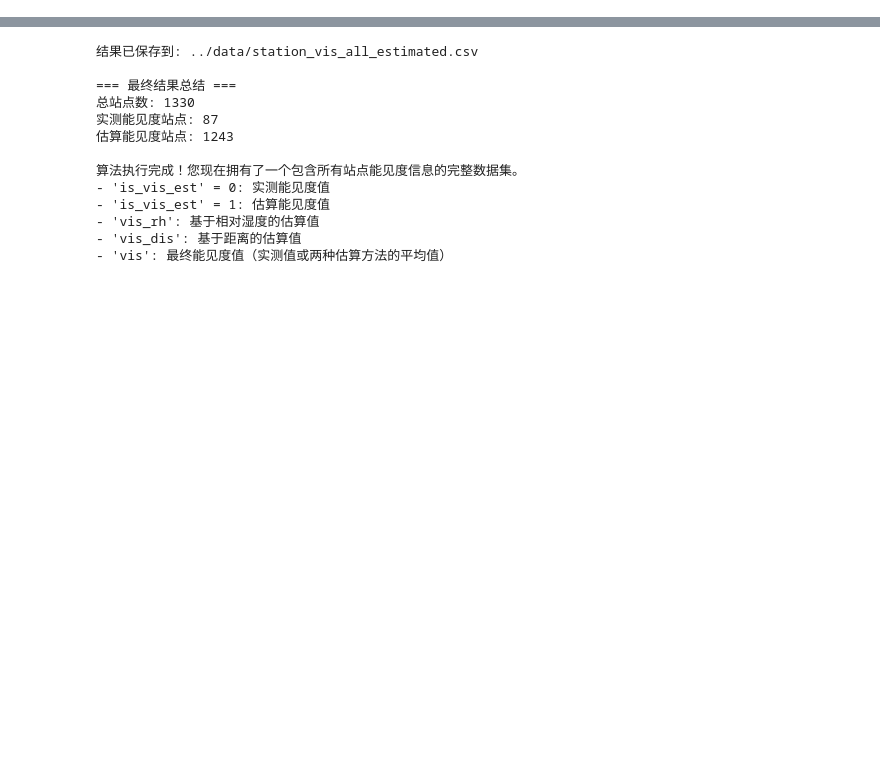
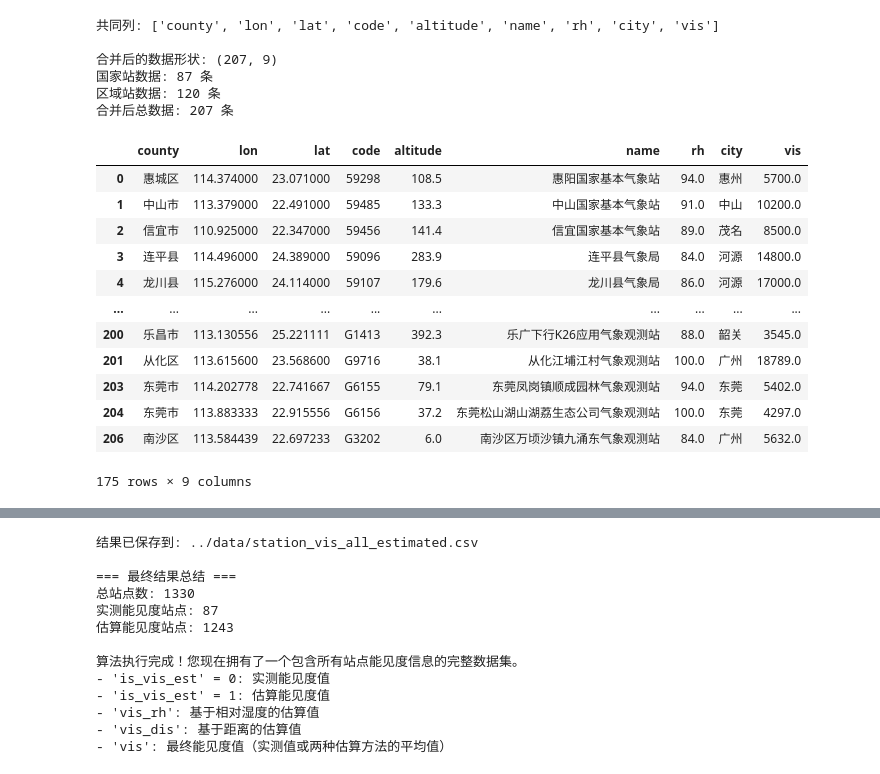
Before and after one commit to hanchyhill/vis_interpolate, a Jupyter notebook: notebook/read_station_csv.ipynb, the cells around one changed output, grey strips where cells are left out. Cells and saved outputs as stored; diff of their text form; code cells hidden in the pictures; blank space fills up the shorter version.

```diff
--- a/notebook/read_station_csv.ipynb
+++ b/notebook/read_station_csv.ipynb
@@ -12,7 +150,8 @@ fields = [
     'V20001',    # 能见度
     'V13003'     # 相对湿度
 ]
-df_nation = pd.read_csv('../data/SurfAuto_20250228000000.csv', encoding='gbk', na_values=9999, usecols=fields)
+# df_nation = pd.read_csv('../data/SurfAuto_20250228000000.csv', encoding='gbk', na_values=9999, usecols=fields)
+df_nation = pd.read_csv(file_path_nation, encoding='gbk', na_values=9999, usecols=fields)
 fields_2 = [
     'V01301',    # 站号
     'VF01015_CN',# 站点名称
@@ -21,9 +160,11 @@ fields_2 = [
     'V06001',    # 经度
     'V05001',    # 纬度
     'V07001',    # 海拔
-    'V13003'     # 相对湿度
+    'V13003',     # 相对湿度
+    'V20001_701_01', # 能见度
 ]
-df_region = pd.read_csv('../data/SurfAwst_20250228000000.csv', encoding='gbk', na_values=9999, usecols=fields_2)
+# df_region = pd.read_csv('../data/SurfAwst_20250228000000.csv', encoding='gbk', na_values=9999, usecols=fields_2)
+df_region = pd.read_csv(file_path_region, encoding='gbk', na_values=9999, usecols=fields_2)
 # 重命名字段为英文名
 field_map = {
     'V01301': 'code',
@@ -34,13 +175,16 @@ field_map = {
     'V05001': 'lat',
     'V07001': 'altitude',
     'V20001': 'vis',
-    'V13003': 'rh'
+    'V13003': 'rh',
+    'V20001_701_01': 'vis',
 }
 
 df_nation = df_nation.rename(columns=field_map)
 df_region = df_region.rename(columns=field_map)
 # 去除掉df_region中rh为NaN的条目
-df_region = df_region.dropna(subset=['rh', 'county'])
+df_region_vis_rh = df_region.dropna(subset=['vis','rh', 'county'])
+df_region_vis = df_region.dropna(subset=['vis', 'county'])
+df_region_rh = df_region.dropna(subset=['rh', 'county'])
 print(df_nation.head())
-print(df_region.count())
+print(df_region_rh.count())
 # %% [output]
@@ -61,3 +206,42 @@ rh          1243
 dtype: int64
+# %%
+# 合并df_nation和df_region_vis，只合并有相同column的数据
+# 找到两个DataFrame的共同列
+common_columns = list(set(df_nation.columns) & set(df_region_vis_rh.columns))
+print("共同列:", common_columns)
+
+# 只保留共同列进行合并
+df_combined = pd.concat([
+    df_nation[common_columns],
+    df_region_vis[common_columns]
+], ignore_index=True)
+
+print(f"\n合并后的数据形状: {df_combined.shape}")
+print(f"国家站数据: {len(df_nation)} 条")
+print(f"区域站数据: {len(df_region_vis)} 条")
+print(f"合并后总数据: {len(df_combined)} 条")
+
+df_combined = df_combined.dropna(subset=['rh'])
+df_combined
+# %% [output]
+共同列: ['county', 'lon', 'lat', 'code', 'altitude', 'name', 'rh', 'city', 'vis']
+
+合并后的数据形状: (207, 9)
+国家站数据: 87 条
+区域站数据: 120 条
+合并后总数据: 207 条
+|  | county | lon | lat | code | altitude | name | rh | city | vis |
+| 0 | 惠城区 | 114.374000 | 23.071000 | 59298 | 108.5 | 惠阳国家基本气象站 | 94.0 | 惠州 | 5700.0 |
+| 1 | 中山市 | 113.379000 | 22.491000 | 59485 | 133.3 | 中山国家基本气象站 | 91.0 | 中山 | 10200.0 |
+| 2 | 信宜市 | 110.925000 | 22.347000 | 59456 | 141.4 | 信宜国家基本气象站 | 89.0 | 茂名 | 8500.0 |
+| 3 | 连平县 | 114.496000 | 24.389000 | 59096 | 283.9 | 连平县气象局 | 84.0 | 河源 | 14800.0 |
+| 4 | 龙川县 | 115.276000 | 24.114000 | 59107 | 179.6 | 龙川县气象局 | 86.0 | 河源 | 17000.0 |
+| ... | ... | ... | ... | ... | ... | ... | ... | ... | ... |
+| 200 | 乐昌市 | 113.130556 | 25.221111 | G1413 | 392.3 | 乐广下行K26应用气象观测站 | 88.0 | 韶关 | 3545.0 |
+| 201 | 从化区 | 113.615600 | 23.568600 | G9716 | 38.1 | 从化江埔江村气象观测站 | 100.0 | 广州 | 18789.0 |
+| 203 | 东莞市 | 114.202778 | 22.741667 | G6155 | 79.1 | 东莞凤岗镇顺成园林气象观测站 | 94.0 | 东莞 | 5402.0 |
+| 204 | 东莞市 | 113.883333 | 22.915556 | G6156 | 37.2 | 东莞松山湖山湖荔生态公司气象观测站 | 100.0 | 东莞 | 4297.0 |
+| 206 | 南沙区 | 113.584439 | 22.697233 | G3202 | 6.0 | 南沙区万顷沙镇九涌东气象观测站 | 84.0 | 广州 | 5632.0 |
+175 rows × 9 columns
 # %%
 station_vis = df_nation
```
Also changed, not shown: parts of 16 cells of this notebook, 7 other files.
